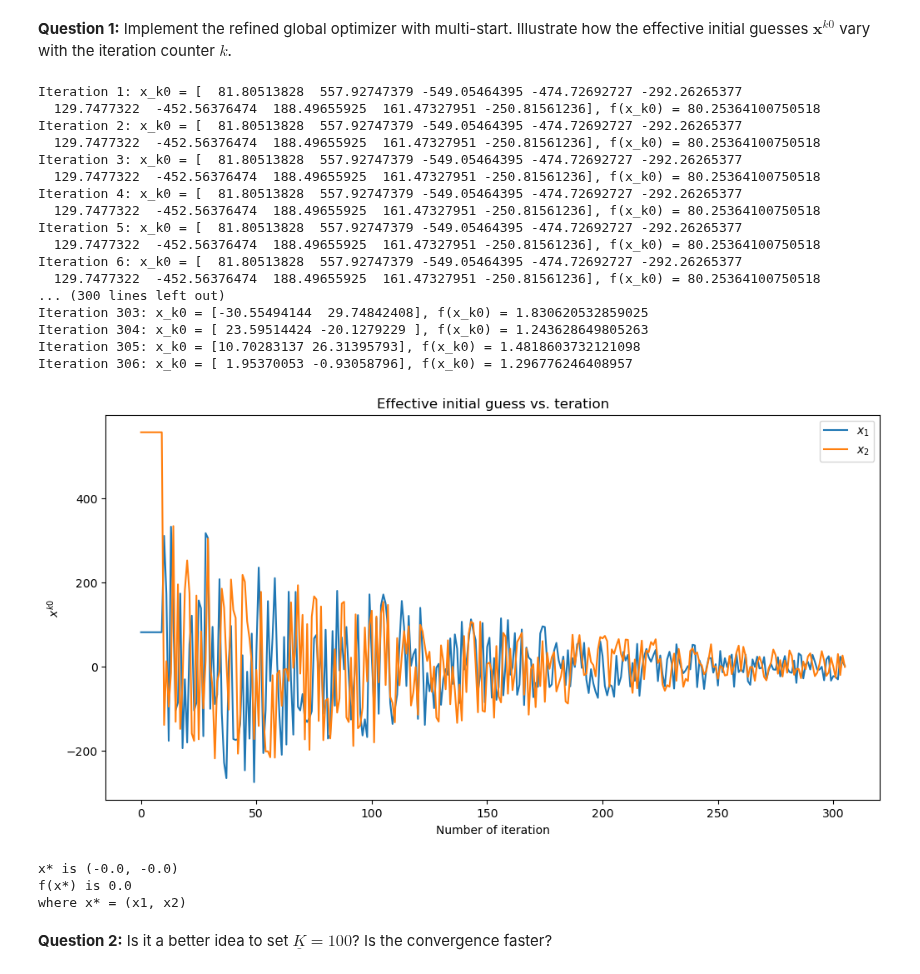
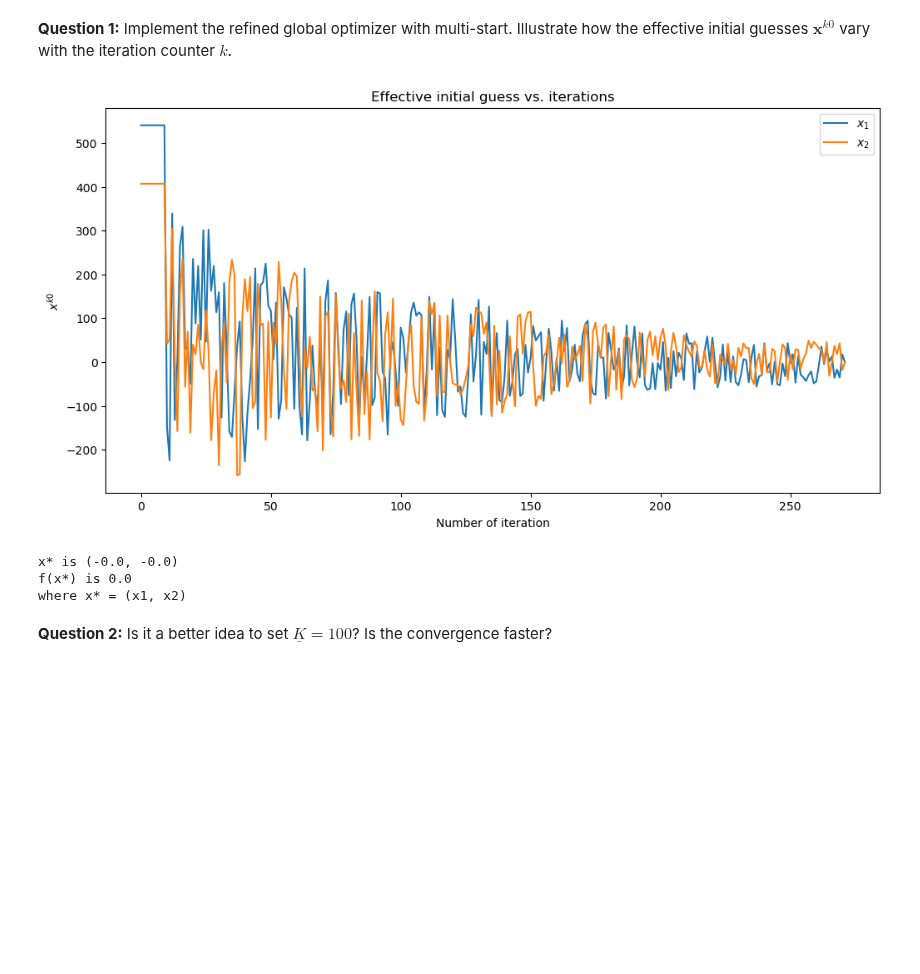
Before and after one commit to NumEconCopenhagen/projects-2023-iim, a Jupyter notebook: Examproject/Exam-2023-notebook.ipynb, the cells around one changed output. Drawn from its saved outputs; the diff is of its cells as text; code cells hidden in the pictures; blank space fills up the shorter version.

```diff
--- a/Examproject/Exam-2023-notebook.ipynb
+++ b/Examproject/Exam-2023-notebook.ipynb
@@ -854,7 +988,7 @@ def optimize(bounds, theta, K_, K):
                 x_star = x_k_star
 
         # print results of a number of iterations
-        print(f"Iteration {k+1}: x_k0 = {x_k0}, f(x_k0) = {griewank(x_k0)}")
+        #print(f"Iteration {k+1}: x_k0 = {x_k0}, f(x_k0) = {griewank(x_k0)}")
 
 
         # store 1 and x2 for each iterations in lists
@@ -867,56 +1001,38 @@ def optimize(bounds, theta, K_, K):
 
     # set up plot of the iterations
     plt.figure(figsize=(12, 6))
     plt.plot(np.arange(len(x_k0_x1)), x_k0_x1, label='$x_{1}$')
     plt.plot(np.arange(len(x_k0_x2)), x_k0_x2, label='$x_{2}$')
     plt.xlabel('Number of iteration')
     plt.ylabel('$x^{k0}$')
     plt.legend()
-    plt.title('Effective initial guess vs. teration')
+    plt.title('Effective initial guess vs. iterations')
     plt.show()
 
     #step 4
     return x_star
 
 # Set the parameters to the given values
 # choose bounds and tolerance
 bounds = [-600, 600]
 theta = 1e-8
 # choose number of warm-up iterations and max number of iterations
 K_ = 10
 K = 1000
 
 # run the refined global optimiter
 results = optimize(bounds, theta, K_, K)
 
 # Print the results
-# Making sure it only print 3 decimals
 x1, x2 = results
 print("x* is", (round(x1, 3), round(x2, 3)))
 print("f(x*) is", round(griewank(results), 3))
 print("where x* = (x1, x2)")
 # %% [output]
+[figure, new version]
-Iteration 1: x_k0 = [  81.80513828  557.92747379 -549.05464395 -474.72692727 -292.26265377
-  129.7477322  -452.56376474  188.49655925  161.47327951 -250.81561236], f(x_k0) = 80.25364100750518
-Iteration 2: x_k0 = [  81.80513828  557.92747379 -549.05464395 -474.72692727 -292.26265377
-  129.7477322  -452.56376474  188.49655925  161.47327951 -250.81561236], f(x_k0) = 80.25364100750518
-Iteration 3: x_k0 = [  81.80513828  557.92747379 -549.05464395 -474.72692727 -292.26265377
-  129.7477322  -452.56376474  188.49655925  161.47327951 -250.81561236], f(x_k0) = 80.25364100750518
-Iteration 4: x_k0 = [  81.80513828  557.92747379 -549.05464395 -474.72692727 -292.26265377
-  129.7477322  -452.56376474  188.49655925  161.47327951 -250.81561236], f(x_k0) = 80.25364100750518
-Iteration 5: x_k0 = [  81.80513828  557.92747379 -549.05464395 -474.72692727 -292.26265377
-  129.7477322  -452.56376474  188.49655925  161.47327951 -250.81561236], f(x_k0) = 80.25364100750518
-Iteration 6: x_k0 = [  81.80513828  557.92747379 -549.05464395 -474.72692727 -292.26265377
-  129.7477322  -452.56376474  188.49655925  161.47327951 -250.81561236], f(x_k0) = 80.25364100750518
-... (300 lines left out)
-Iteration 303: x_k0 = [-30.55494144  29.74842408], f(x_k0) = 1.830620532859025
-Iteration 304: x_k0 = [ 23.59514424 -20.1279229 ], f(x_k0) = 1.243628649805263
-Iteration 305: x_k0 = [10.70283137 26.31395793], f(x_k0) = 1.4818603732121098
-Iteration 306: x_k0 = [ 1.95370053 -0.93058796], f(x_k0) = 1.296776246408957
+x* is (-0.0, -0.0)
+f(x*) is 0.0
+where x* = (x1, x2)
-[figure, old version]
-x* is (-0.0, -0.0)
-f(x*) is 0.0
-where x* = (x1, x2)
 # %% [markdown]
 **Question 2:** Is it a better idea to set $\underline{K} = 100$? Is the convergence faster?
 # %%
```
Also changed, not shown: parts of 6 cells of this notebook.
